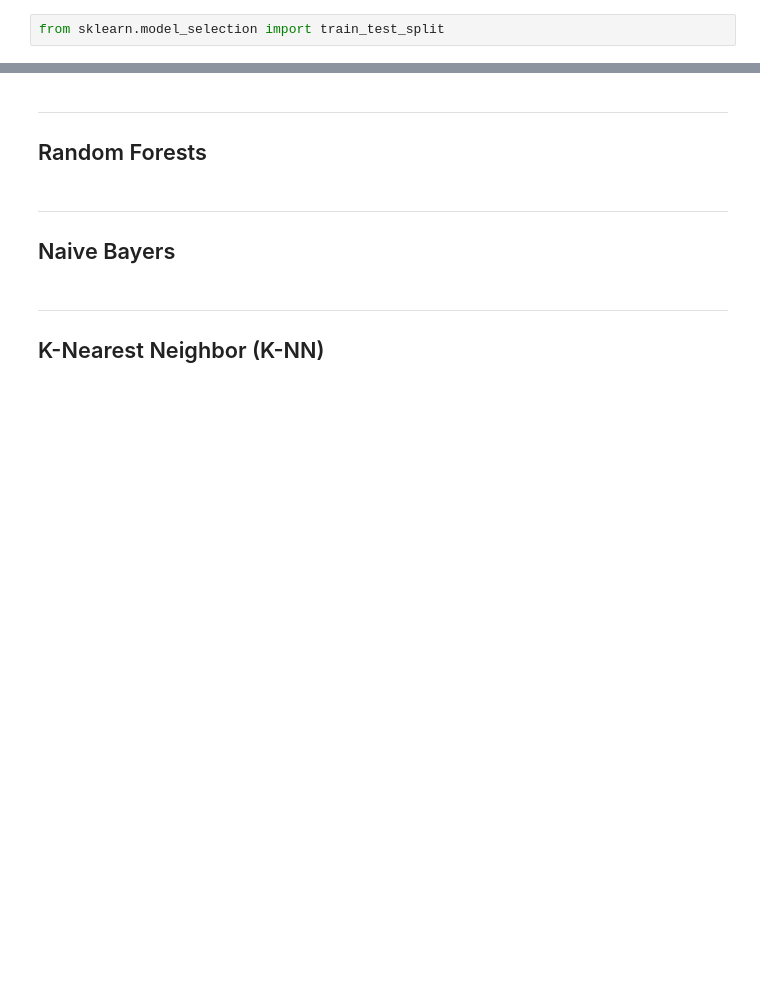
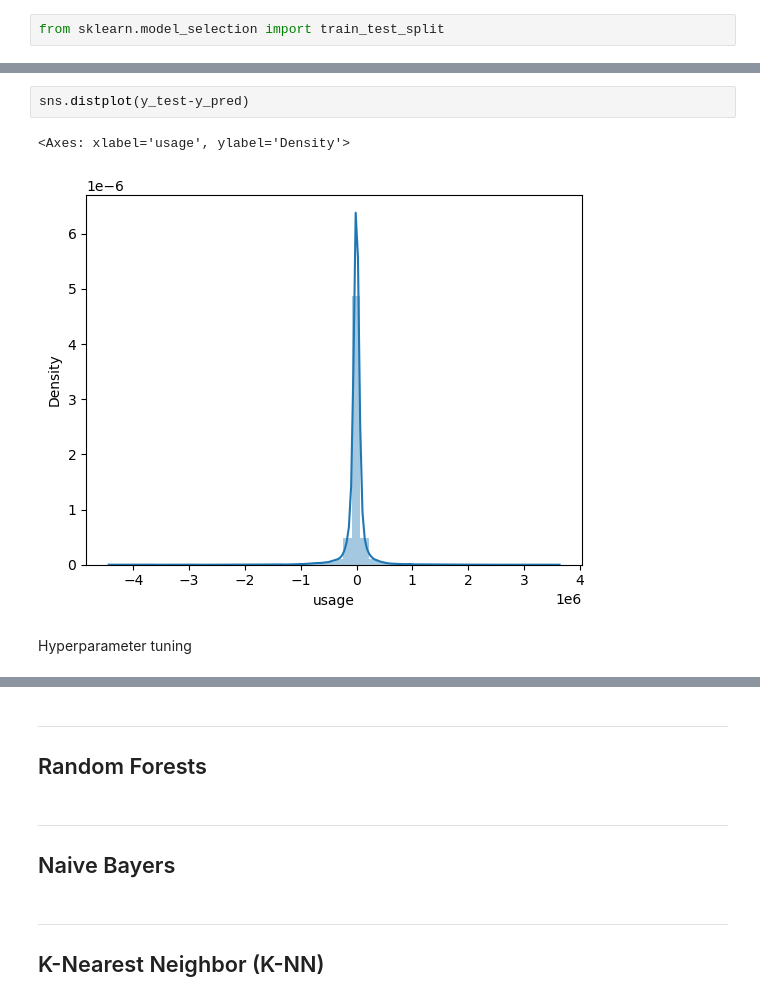
Before and after one commit to ritou344/Data-Project, a Jupyter notebook: TEST_Supervised Modelling.ipynb, the cells around one changed output, grey strips where cells are left out. Cells and saved outputs as stored; diff of their text form; blank space fills up the shorter version.

```diff
--- a/TEST_Supervised Modelling.ipynb
+++ b/TEST_Supervised Modelling.ipynb
@@ -104,0 +348,7 @@ NameError: name 'train_test_split' is not defined
+# %%
+sns.distplot(y_test-y_pred)
+# %% [output]
+<Axes: xlabel='usage', ylabel='Density'>
+[figure, added]
+# %% [markdown]
+Hyperparameter tuning
```
Also changed, not shown: parts of 49 cells of this notebook.
